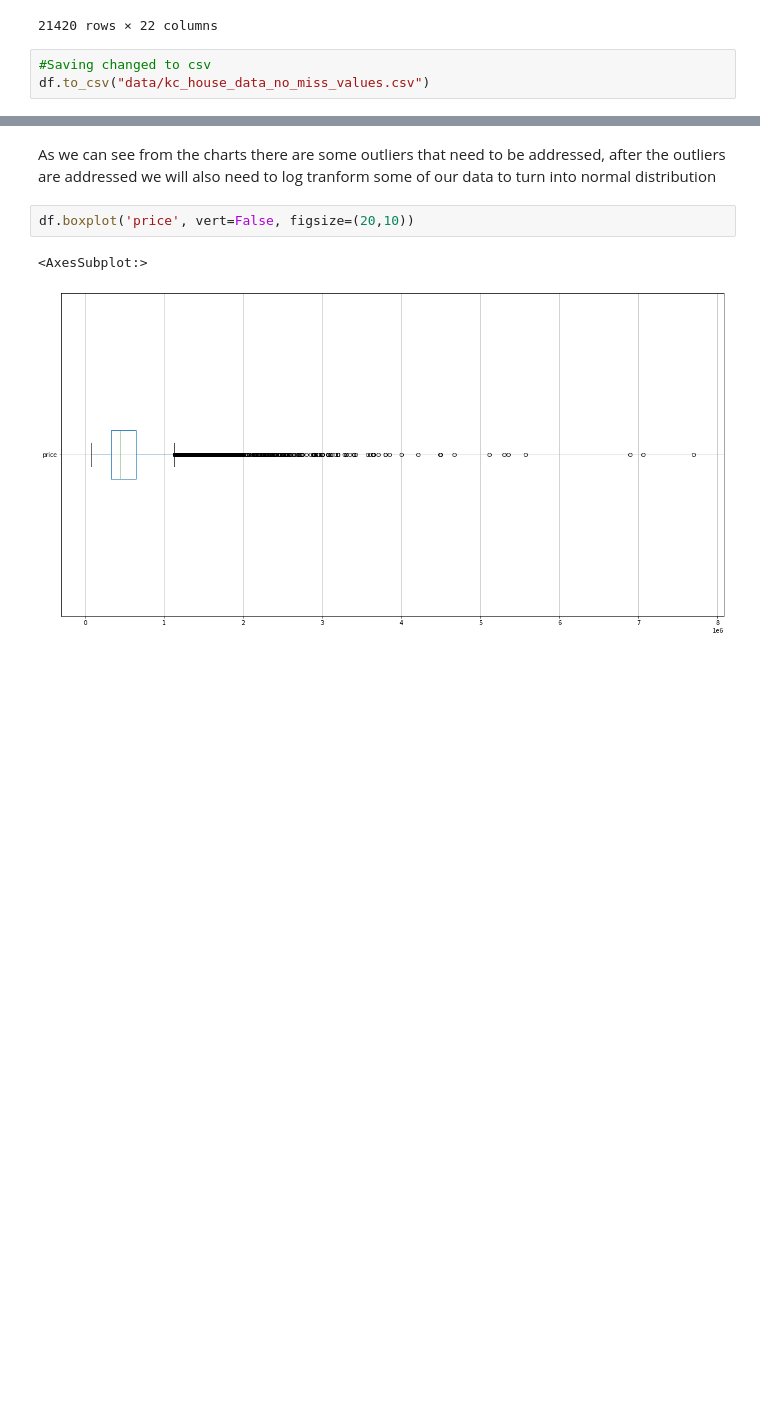
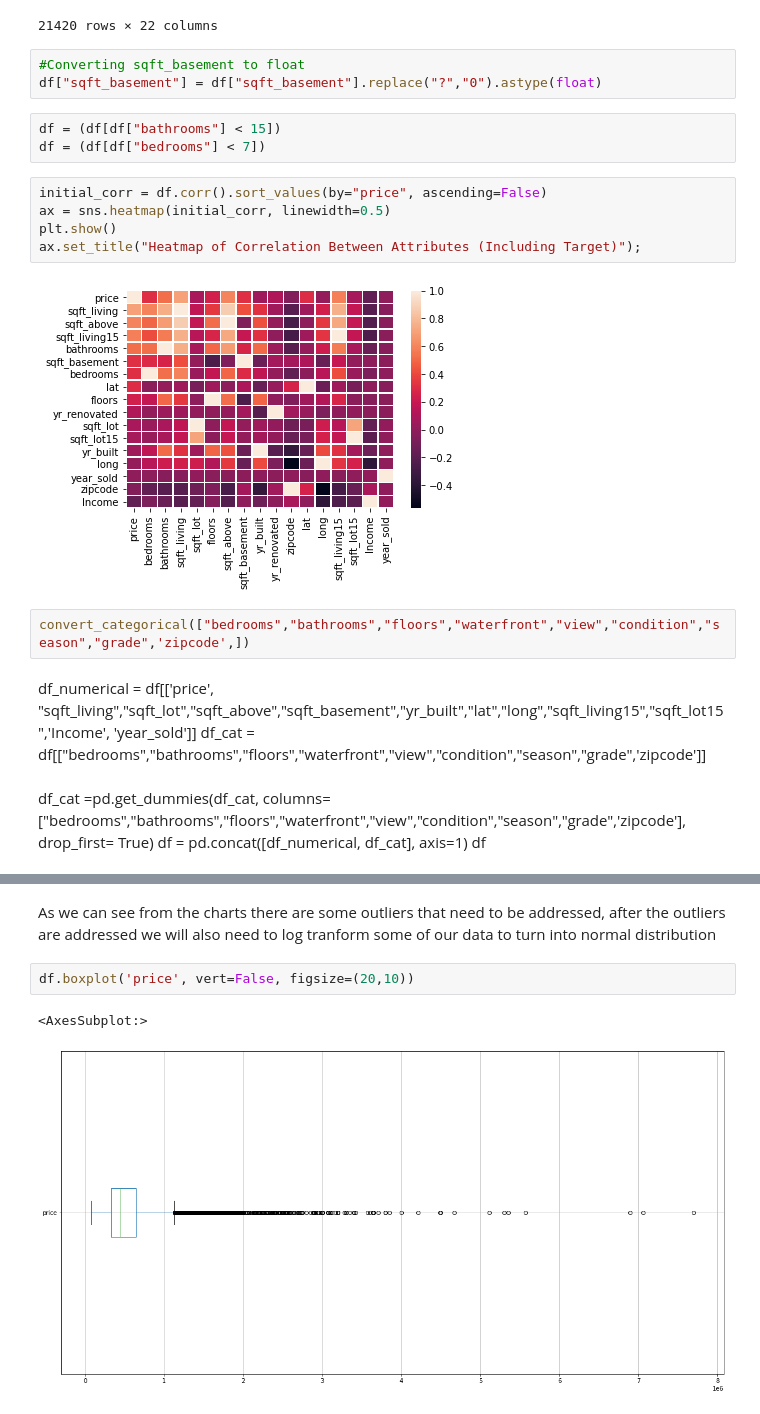
Before and after one commit to ValeriaVF/Phase_2-Project, a Jupyter notebook: Final.ipynb, the cells around one changed output, grey strips where cells are left out. Saved outputs shown, nothing was run; the diff lists cells and outputs as text; blank space fills up the shorter version.

```diff
--- a/Final.ipynb
+++ b/Final.ipynb
@@ -204,6 +263,25 @@ df
 | 21418 | 2900000.0 | 5 | 4.00 | 5190 | 14600 | 2.0 | NO | FAIR | Average | 11 Excellent | ... |
 | 21419 | 1870000.0 | 4 | 3.75 | 3790 | 8797 | 2.0 | NO | NONE | Average | 11 Excellent | ... |
 21420 rows × 22 columns
-# %%
-#Saving changed to csv
-df.to_csv("data/kc_house_data_no_miss_values.csv")
+# %%
+#Converting sqft_basement to float
+df["sqft_basement"] = df["sqft_basement"].replace("?","0").astype(float)
+# %%
+df = (df[df["bathrooms"] < 15])
+df = (df[df["bedrooms"] < 7])
+# %%
+initial_corr = df.corr().sort_values(by="price", ascending=False)
+ax = sns.heatmap(initial_corr, linewidth=0.5)
+plt.show()
+ax.set_title("Heatmap of Correlation Between Attributes (Including Target)");
+# %% [output]
+[figure, added]
+# %%
+convert_categorical(["bedrooms","bathrooms","floors","waterfront","view","condition","season","grade",'zipcode',])
+# %% [markdown]
+df_numerical = df[['price', "sqft_living","sqft_lot","sqft_above","sqft_basement","yr_built","lat","long","sqft_living15","sqft_lot15",'Income', 'year_sold']]
+df_cat = df[["bedrooms","bathrooms","floors","waterfront","view","condition","season","grade",'zipcode']]
+# %% [markdown]
+df_cat =pd.get_dummies(df_cat, columns=["bedrooms","bathrooms","floors","waterfront","view","condition","season","grade",'zipcode'], drop_first= True)
+df = pd.concat([df_numerical, df_cat], axis=1)
+df
```
Also changed, not shown: parts of 42 cells of this notebook.
